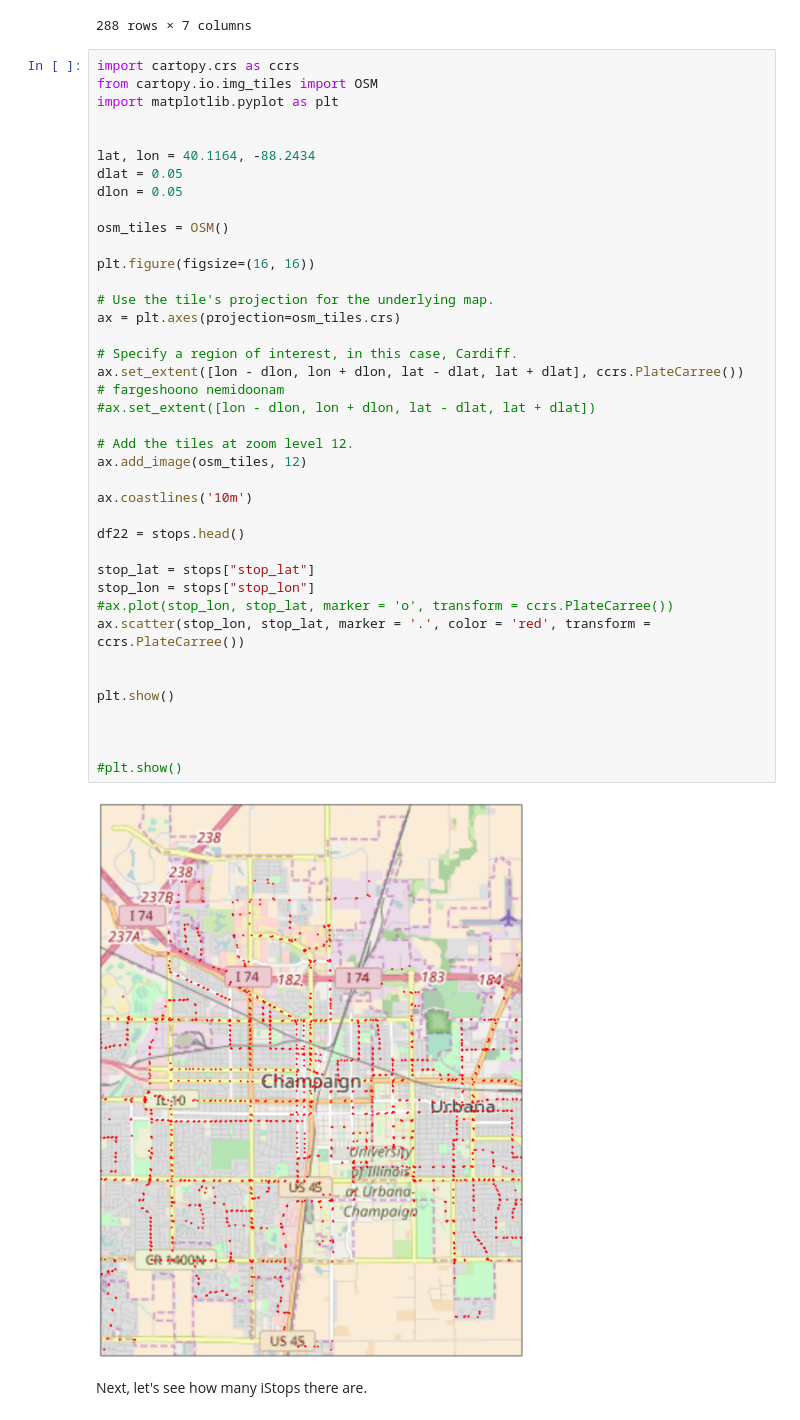
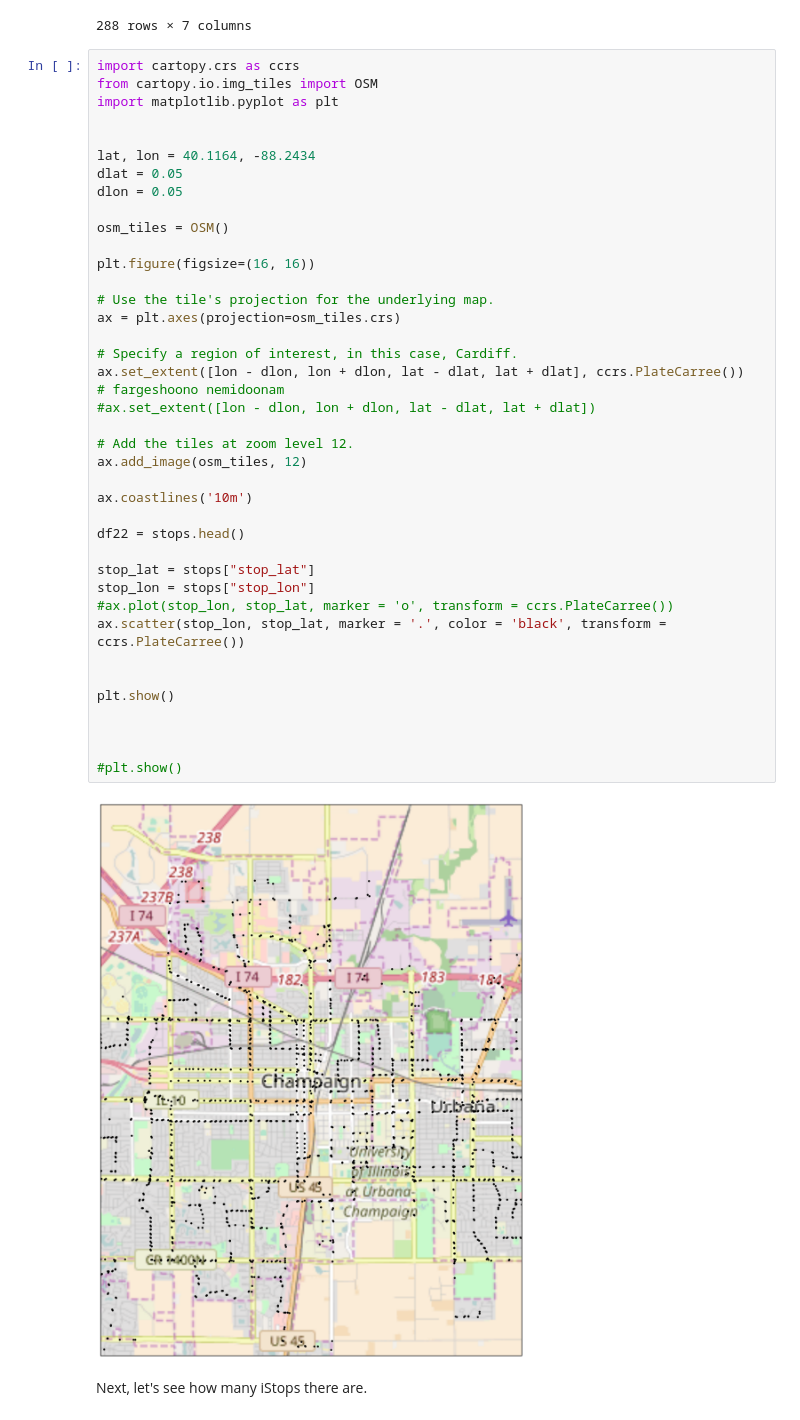
Before and after one commit to ariansacct/project-spring2017, a Jupyter notebook: part1/component1.ipynb, the cells around one changed output. Drawn from its saved outputs; the diff is of its cells as text.

```diff
--- a/part1/component1.ipynb
+++ b/part1/component1.ipynb
@@ -293,35 +293,35 @@ dlon = 0.05
 osm_tiles = OSM()
 
 plt.figure(figsize=(16, 16))
 
 # Use the tile's projection for the underlying map.
 ax = plt.axes(projection=osm_tiles.crs)
 
 # Specify a region of interest, in this case, Cardiff.
 ax.set_extent([lon - dlon, lon + dlon, lat - dlat, lat + dlat], ccrs.PlateCarree())
 # fargeshoono nemidoonam
 #ax.set_extent([lon - dlon, lon + dlon, lat - dlat, lat + dlat])
 
 # Add the tiles at zoom level 12.
 ax.add_image(osm_tiles, 12)
 
 ax.coastlines('10m')
 
 df22 = stops.head()
 
 stop_lat = stops["stop_lat"]
 stop_lon = stops["stop_lon"]
 #ax.plot(stop_lon, stop_lat, marker = 'o', transform = ccrs.PlateCarree())
-ax.scatter(stop_lon, stop_lat, marker = '.', color = 'red', transform = ccrs.PlateCarree())
+ax.scatter(stop_lon, stop_lat, marker = '.', color = 'black', transform = ccrs.PlateCarree())
 
 
 plt.show()
 
 
 
 #plt.show()
 # %% [output]
-[figure, old version]
+[figure, new version]
 # %% [markdown]
 Next, let's see how many iStops there are.
 # %%
```
Also changed, not shown: parts of 3 cells of this notebook.
